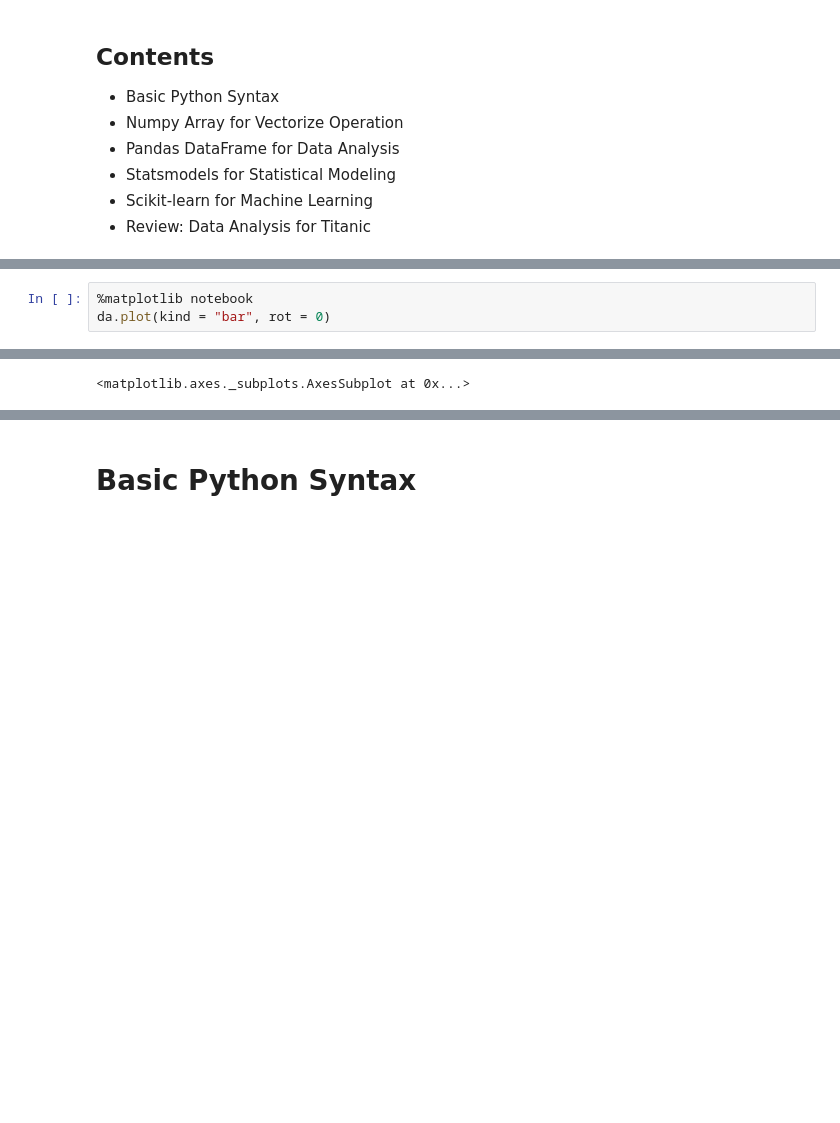
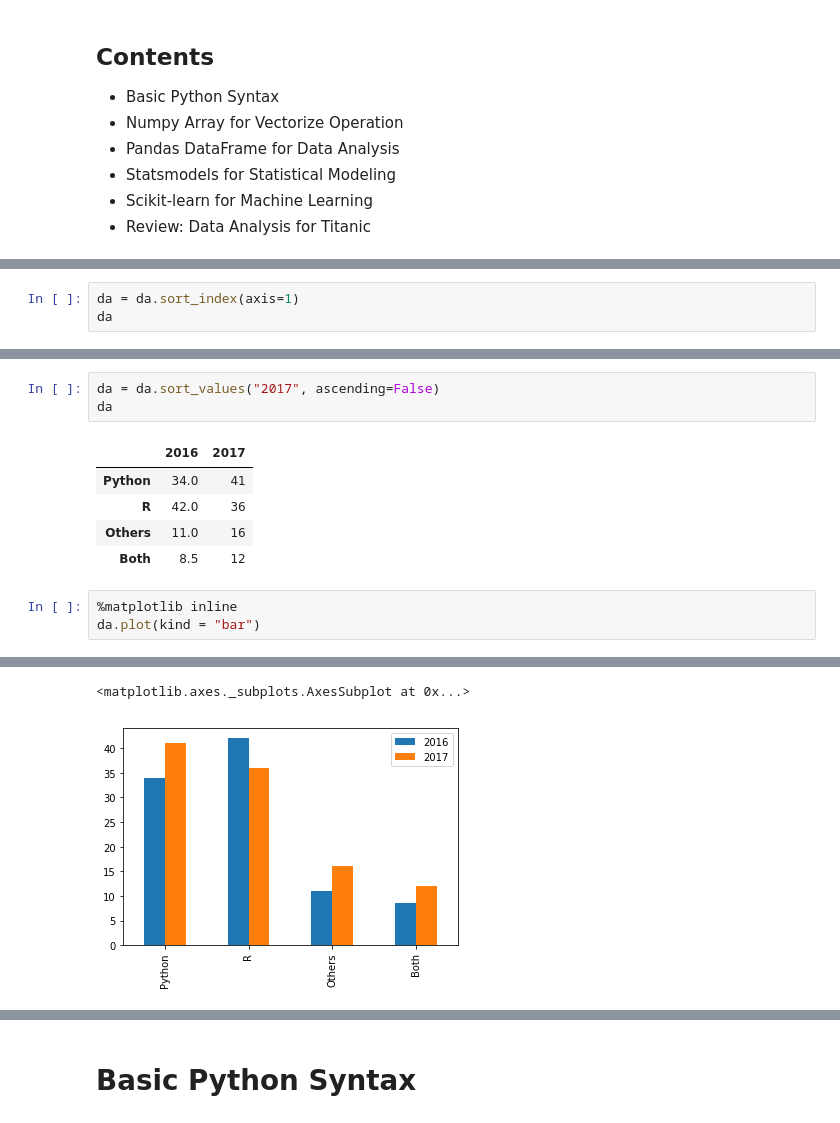
Before and after one commit to founderfan/Data-Open-Lecture, a Jupyter notebook: PythonDataLecture.ipynb, the cells around one changed output, grey strips where cells are left out. Saved outputs shown, nothing was run; the diff lists cells and outputs as text; blank space fills up the shorter version.

```diff
--- a/PythonDataLecture.ipynb
+++ b/PythonDataLecture.ipynb
@@ -66 +64,4 @@ None       5.0
 dtype: float64
+# %%
+da = da.sort_index(axis=1)
+da
@@ -67,4 +74,13 @@ dtype: float64
+# %%
+da = da.sort_values("2017", ascending=False)
+da
+# %% [output]
+|  | 2016 | 2017 |
+| Python | 34.0 | 41 |
+| R | 42.0 | 36 |
+| Others | 11.0 | 16 |
+| Both | 8.5 | 12 |
 # %%
-%matplotlib notebook
-da.plot(kind = "bar", rot = 0)
+%matplotlib inline
+da.plot(kind = "bar")
 # %% [output]
@@ -73,4 +87,5 @@ da.plot(kind = "bar", rot = 0)
 <matplotlib.axes._subplots.AxesSubplot at 0x...>
+[figure, added]
 # %% [markdown]
 ## How to get help
 
```
Also changed, not shown: parts of 38 cells of this notebook.
